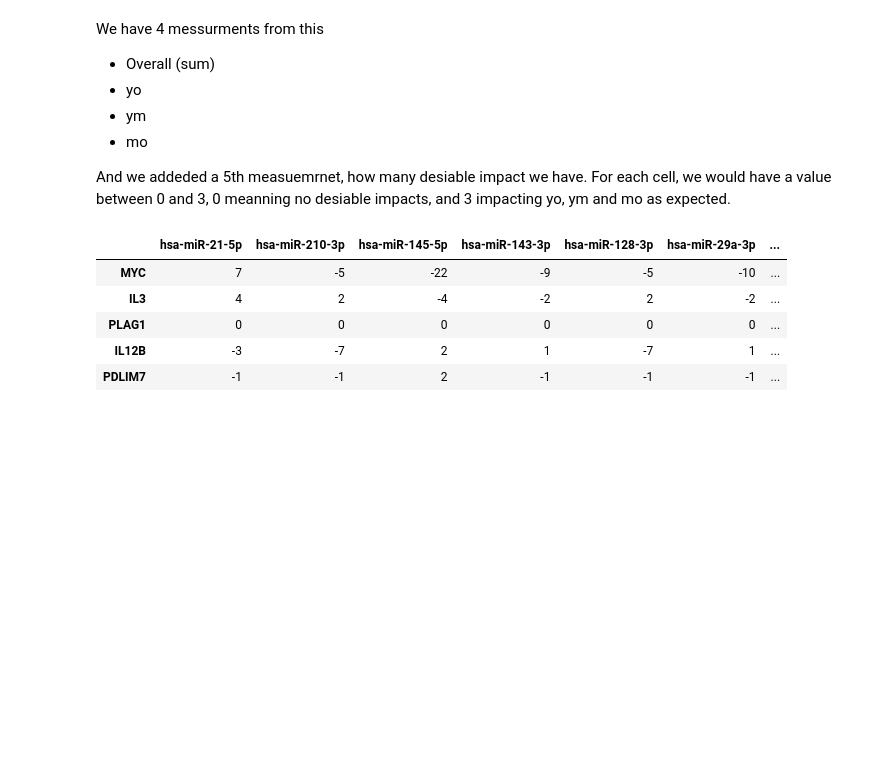
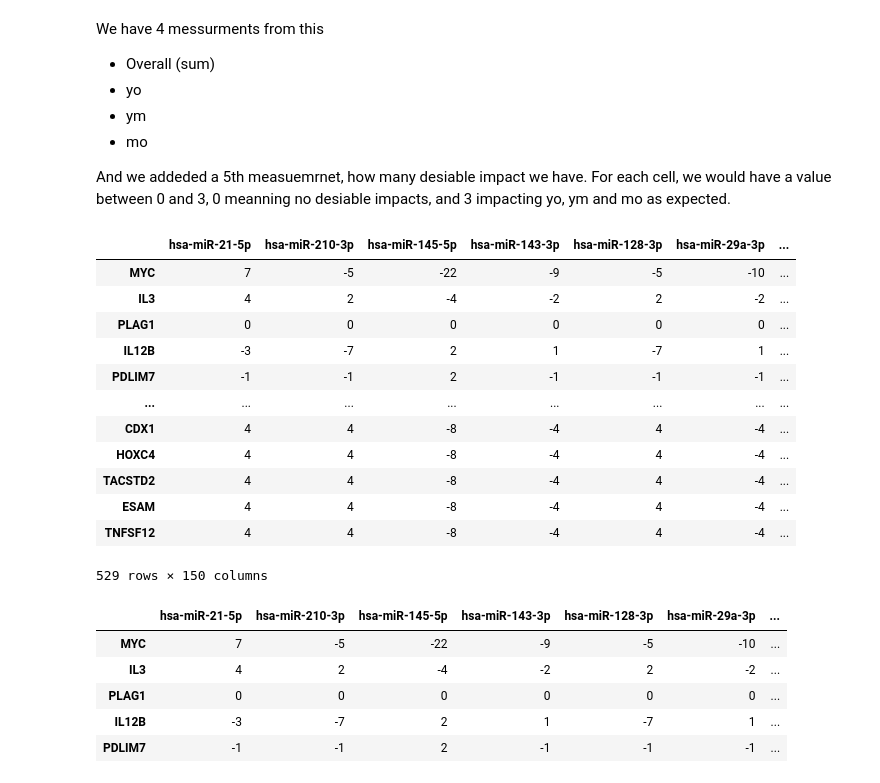
Before and after one commit to Kathyren/Muscle_wasting, a Jupyter notebook: network/Tissue-DE-Network.ipynb, the cells around one changed output. Saved outputs shown, nothing was run; the diff lists cells and outputs as text; code cells hidden in the pictures; blank space fills up the shorter version.

```diff
--- a/network/Tissue-DE-Network.ipynb
+++ b/network/Tissue-DE-Network.ipynb
@@ -69,6 +106,22 @@ We have 4 messurments from this
 - mo
 
 And we addeded a 5th measuemrnet, how many desiable impact we have. For each cell, we would have a value between 0 and 3, 0 meanning no desiable impacts, and 3 impacting yo, ym and mo as expected.
+# %%
+int_influence_df
+# %% [output]
+|  | hsa-miR-21-5p | hsa-miR-210-3p | hsa-miR-145-5p | hsa-miR-143-3p | hsa-miR-128-3p | hsa-miR-29a-3p | ... |
+| MYC | 7 | -5 | -22 | -9 | -5 | -10 | ... |
+| IL3 | 4 | 2 | -4 | -2 | 2 | -2 | ... |
+| PLAG1 | 0 | 0 | 0 | 0 | 0 | 0 | ... |
+| IL12B | -3 | -7 | 2 | 1 | -7 | 1 | ... |
+| PDLIM7 | -1 | -1 | 2 | -1 | -1 | -1 | ... |
+| ... | ... | ... | ... | ... | ... | ... | ... |
+| CDX1 | 4 | 4 | -8 | -4 | 4 | -4 | ... |
+| HOXC4 | 4 | 4 | -8 | -4 | 4 | -4 | ... |
+| TACSTD2 | 4 | 4 | -8 | -4 | 4 | -4 | ... |
+| ESAM | 4 | 4 | -8 | -4 | 4 | -4 | ... |
+| TNFSF12 | 4 | 4 | -8 | -4 | 4 | -4 | ... |
+529 rows × 150 columns
 # %%
 measurements= calculate_measurements(int_influence_df)
 for m in measurements:
```
Also changed, not shown: parts of 15 cells of this notebook.
